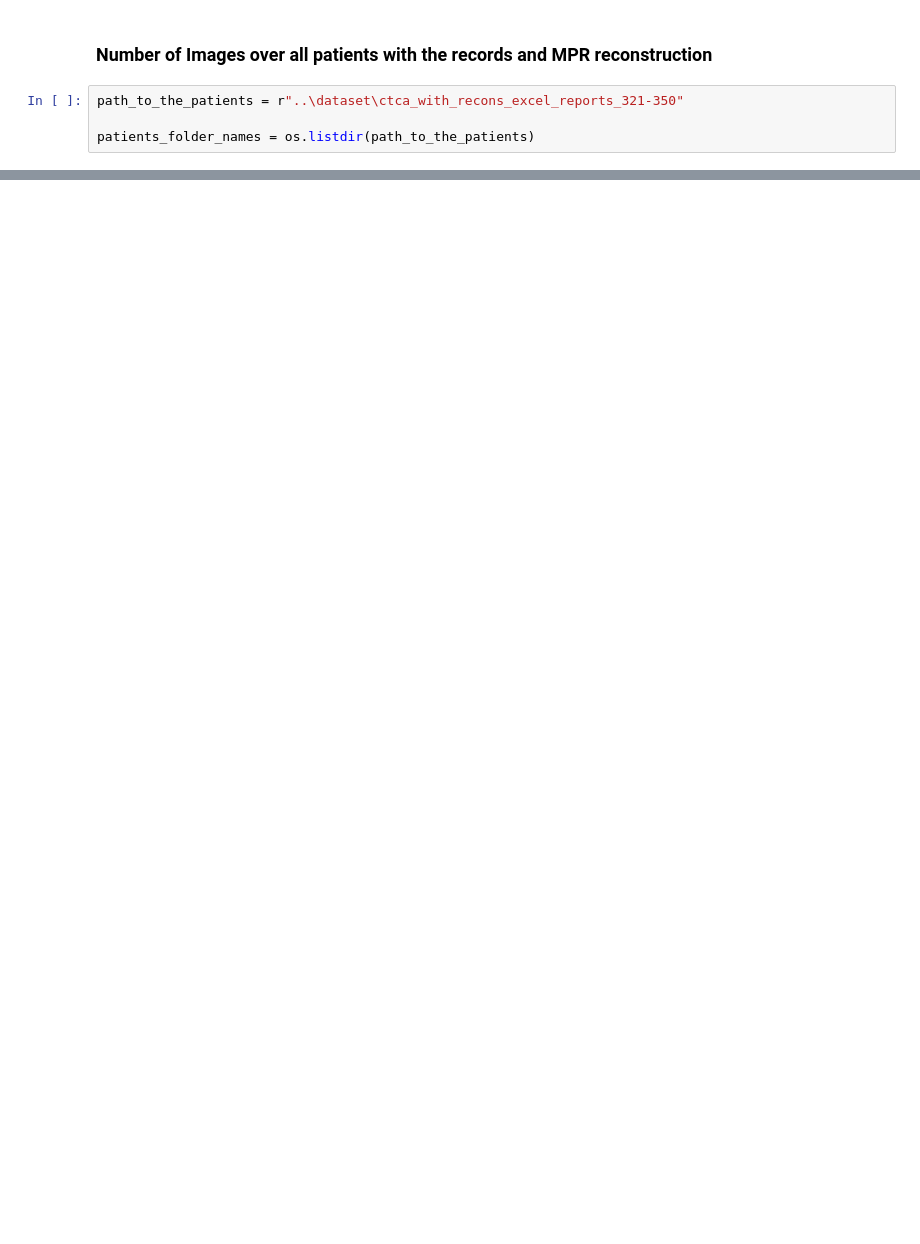
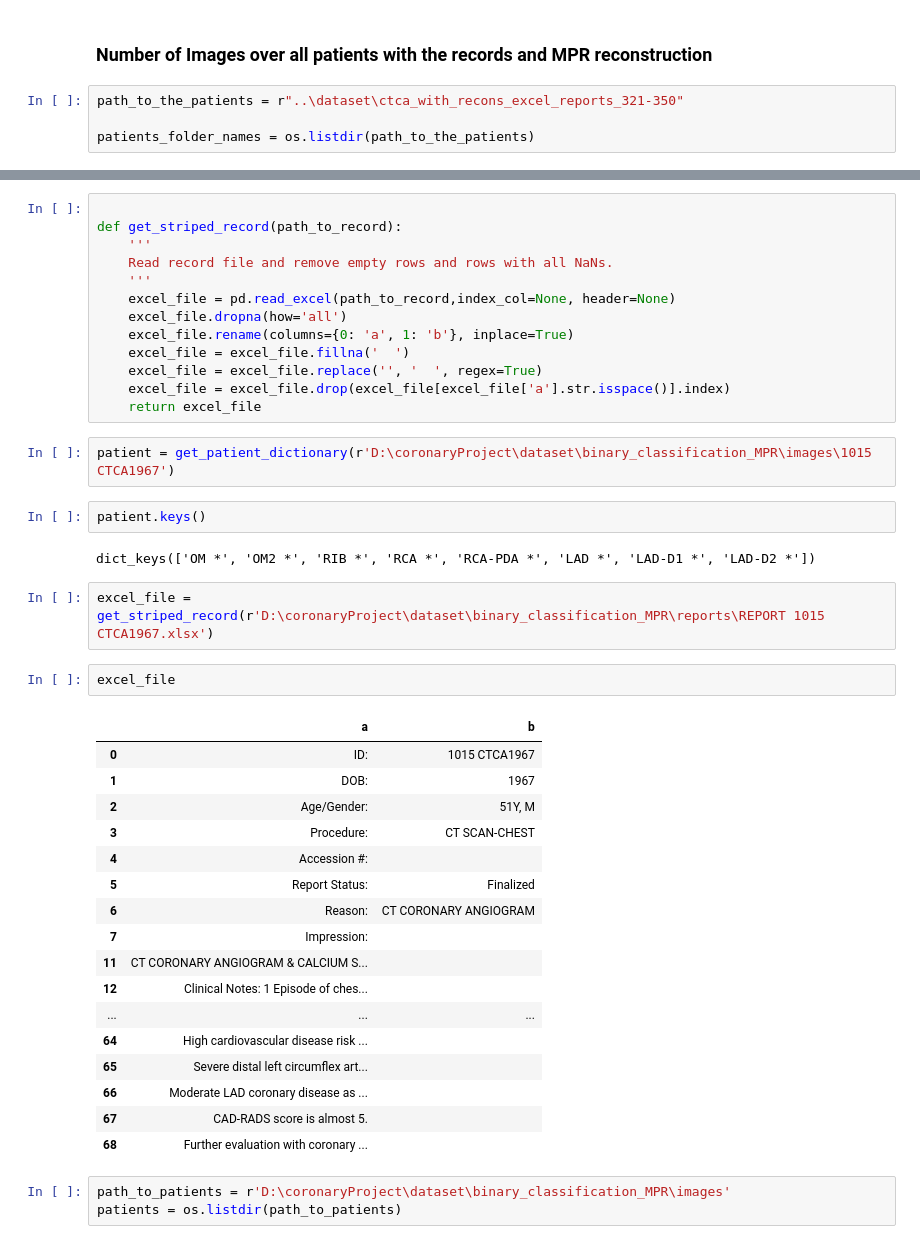
Before and after one commit to chrislee2012/CoronaryArteryStenosLevelClassification, a Jupyter notebook: notebooks/EDA.ipynb, the cells around one changed output, grey strips where cells are left out. Saved outputs shown, nothing was run; the diff lists cells and outputs as text; blank space fills up the shorter version.

```diff
--- a/notebooks/EDA.ipynb
+++ b/notebooks/EDA.ipynb
@@ -176,0 +167,44 @@ Auto State - series 301 - 256 images 2
+# %%
+
+def get_striped_record(path_to_record):
+    '''
+    Read record file and remove empty rows and rows with all NaNs.
+    '''
+    excel_file = pd.read_excel(path_to_record,index_col=None, header=None)
+    excel_file.dropna(how='all')
+    excel_file.rename(columns={0: 'a', 1: 'b'}, inplace=True)
+    excel_file = excel_file.fillna('  ')
+    excel_file = excel_file.replace('', '  ', regex=True)
+    excel_file = excel_file.drop(excel_file[excel_file['a'].str.isspace()].index)
+    return excel_file
+# %%
+patient = get_patient_dictionary(r'D:\coronaryProject\dataset\binary_classification_MPR\images\1015 CTCA1967')
+# %%
+patient.keys()
+# %% [output]
+dict_keys(['OM *', 'OM2 *', 'RIB *', 'RCA *', 'RCA-PDA *', 'LAD *', 'LAD-D1 *', 'LAD-D2 *'])
+# %%
+excel_file = get_striped_record(r'D:\coronaryProject\dataset\binary_classification_MPR\reports\REPORT 1015 CTCA1967.xlsx')
+# %%
+excel_file
+# %% [output]
+|  | a | b |
+| 0 | ID: | 1015 CTCA1967 |
+| 1 | DOB: | 1967 |
+| 2 | Age/Gender: | 51Y, M |
+| 3 | Procedure: | CT SCAN-CHEST |
+| 4 | Accession #: |  |
+| 5 | Report Status: | Finalized |
+| 6 | Reason: | CT CORONARY ANGIOGRAM |
+| 7 | Impression: |  |
+| 11 | CT CORONARY ANGIOGRAM & CALCIUM S... |  |
+| 12 | Clinical Notes: 1 Episode of ches... |  |
+| ... | ... | ... |
+| 64 | High cardiovascular disease risk ... |  |
+| 65 | Severe distal left circumflex art... |  |
+| 66 | Moderate LAD coronary disease as ... |  |
+| 67 | CAD-RADS score is almost 5. |  |
+| 68 | Further evaluation with coronary ... |  |
+# %%
+path_to_patients = r'D:\coronaryProject\dataset\binary_classification_MPR\images'
+patients = os.listdir(path_to_patients)
```
Also changed, not shown: parts of 11 cells of this notebook, 9 other files.
